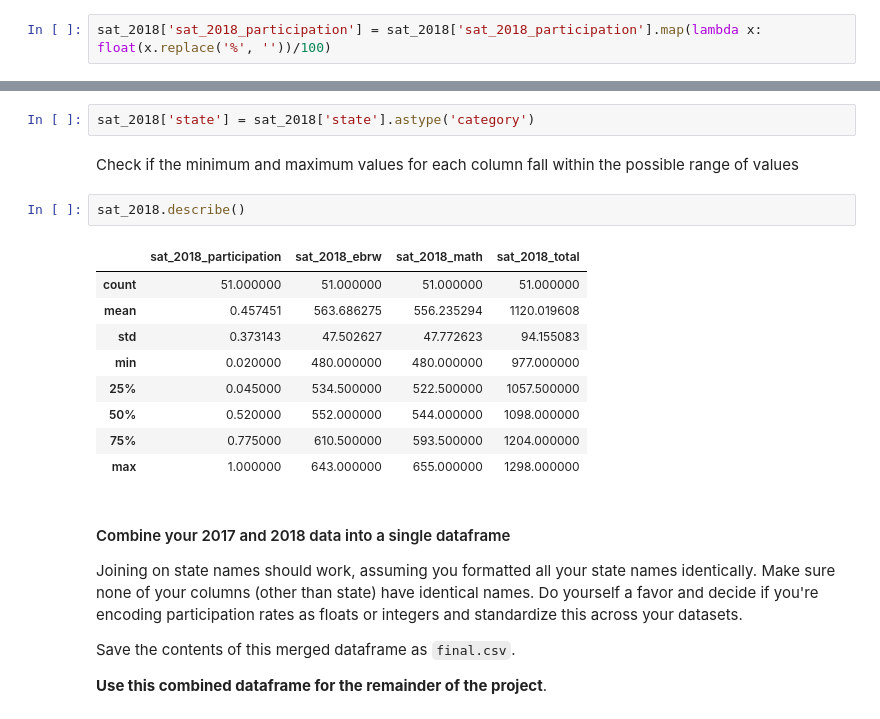
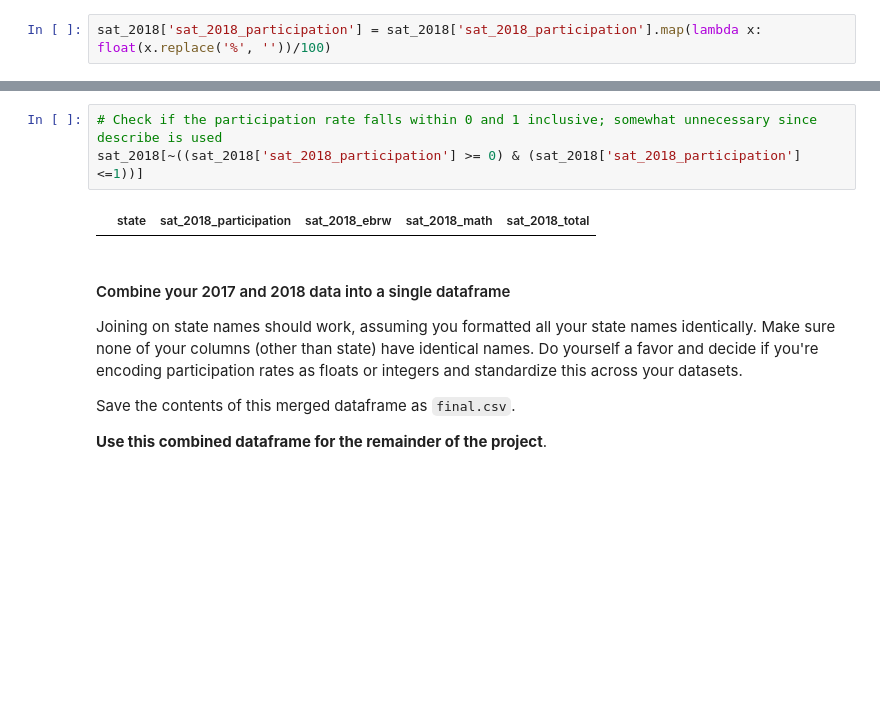
Before and after one commit to ngweiern/ga-dsi-proj-1, a Jupyter notebook: code/starter-code.ipynb, the cells around one changed output, grey strips where cells are left out. Drawn from its saved outputs; the diff is of its cells as text; blank space fills up the shorter version.

```diff
--- a/code/starter-code.ipynb
+++ b/code/starter-code.ipynb
@@ -700,19 +697,8 @@ memory usage: 2.1+ KB
-# %%
-sat_2018['state'] = sat_2018['state'].astype('category')
-# %% [markdown]
-Check if the minimum and maximum values for each column fall within the possible range of values
-# %%
-sat_2018.describe()
-# %% [output]
-|  | sat_2018_participation | sat_2018_ebrw | sat_2018_math | sat_2018_total |
-| count | 51.000000 | 51.000000 | 51.000000 | 51.000000 |
-| mean | 0.457451 | 563.686275 | 556.235294 | 1120.019608 |
-| std | 0.373143 | 47.502627 | 47.772623 | 94.155083 |
-| min | 0.020000 | 480.000000 | 480.000000 | 977.000000 |
-| 25% | 0.045000 | 534.500000 | 522.500000 | 1057.500000 |
-| 50% | 0.520000 | 552.000000 | 544.000000 | 1098.000000 |
-| 75% | 0.775000 | 610.500000 | 593.500000 | 1204.000000 |
-| max | 1.000000 | 643.000000 | 655.000000 | 1298.000000 |
+# %%
+# Check if the participation rate falls within 0 and 1 inclusive; somewhat unnecessary since describe is used
+sat_2018[~((sat_2018['sat_2018_participation'] >= 0) & (sat_2018['sat_2018_participation'] <=1))]
+# %% [output]
+|  | state | sat_2018_participation | sat_2018_ebrw | sat_2018_math | sat_2018_total |
 # %% [markdown]
 #### Combine your 2017 and 2018 data into a single dataframe
 Joining on state names should work, assuming you formatted all your state names identically. Make sure none of your columns (other than state) have identical names. Do yourself a favor and decide if you're encoding participation rates as floats or integers and standardize this across your datasets.
```
Also changed, not shown: parts of 61 cells of this notebook, 1 other file.
